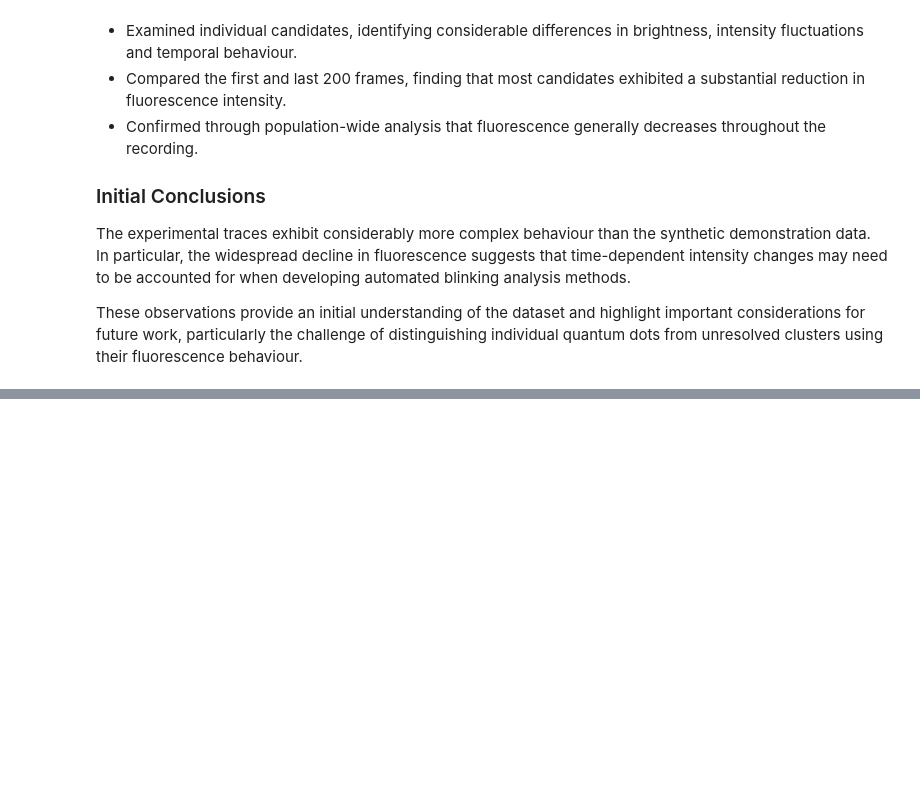
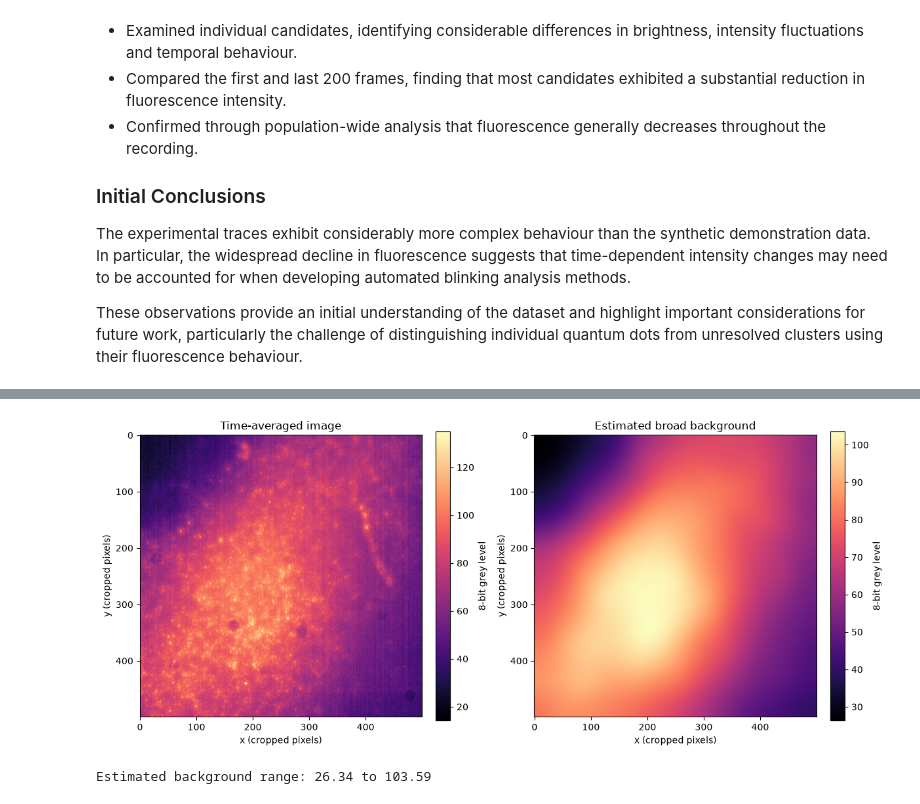
Before and after one commit to will3t/WT_MastersRepo, a Jupyter notebook: qd_blinking_supplementary_code/exploratory_analysis.ipynb, the cells around one changed output, grey strips where cells are left out. Drawn from its saved outputs; the diff is of its cells as text; code cells hidden in the pictures; blank space fills up the shorter version.

```diff
--- a/qd_blinking_supplementary_code/exploratory_analysis.ipynb
+++ b/qd_blinking_supplementary_code/exploratory_analysis.ipynb
@@ -242,0 +365,59 @@ These observations provide an initial understanding of the dataset and highlight
+# %%
+
+# Suppress localised features using a spatial median filter
+median_image = median_filter(
+    mean_image,
+    size=MEDIAN_SIZE,
+    mode="reflect"
+)
+
+# Smooth the remaining broad spatial structure
+background_image = gaussian_filter(
+    median_image,
+    sigma=SMOOTHING_SIGMA
+)
+
+fig, axes = plt.subplots(
+    1, 2,
+    figsize=(12, 5),
+    constrained_layout=True
+)
+
+im0 = axes[0].imshow(
+    mean_image,
+    cmap="magma",
+    origin="upper"
+)
+axes[0].set_title("Time-averaged image")
+
+im1 = axes[1].imshow(
+    background_image,
+    cmap="magma",
+    origin="upper"
+)
+axes[1].set_title("Estimated broad background")
+
+for ax in axes:
+    ax.set_xlabel("x (cropped pixels)")
+    ax.set_ylabel("y (cropped pixels)")
+
+fig.colorbar(
+    im0, ax=axes[0],
+    label="8-bit grey level"
+)
+
+fig.colorbar(
+    im1, ax=axes[1],
+    label="8-bit grey level"
+)
+
+plt.show()
+
+print(
+    "Estimated background range:",
+    f"{background_image.min():.2f} to "
+    f"{background_image.max():.2f}"
+)
+# %% [output]
+[figure, added]
+Estimated background range: 26.34 to 103.59
```
Also changed, not shown: parts of 6 cells of this notebook.
